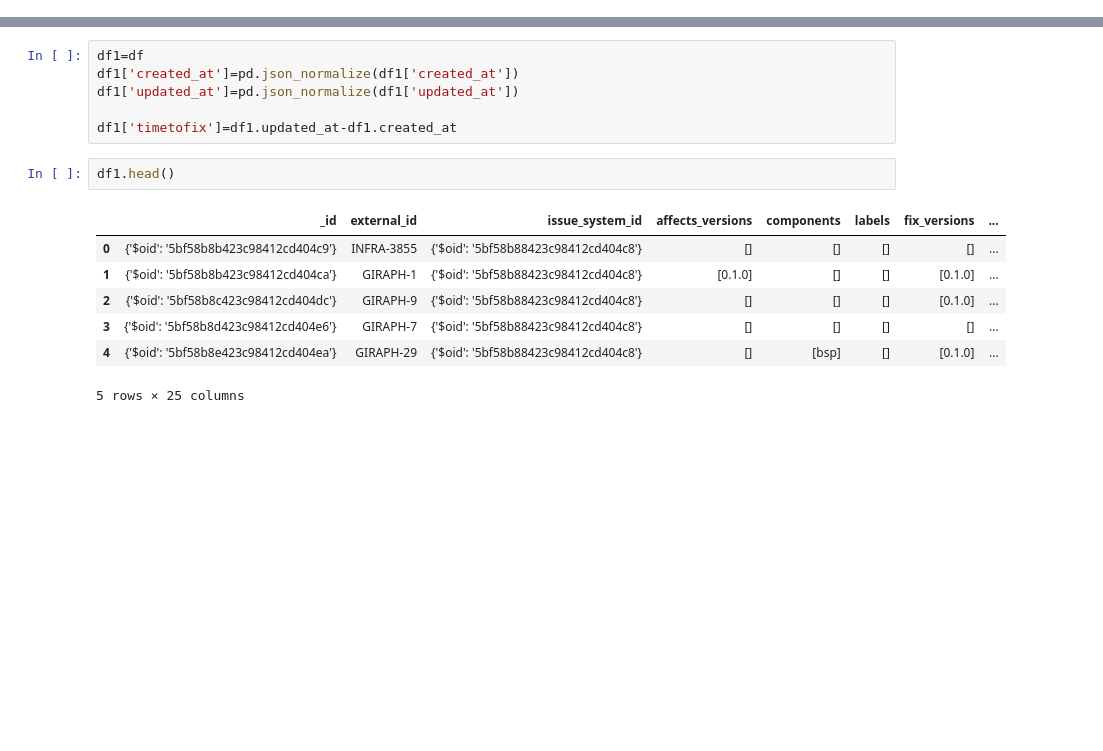
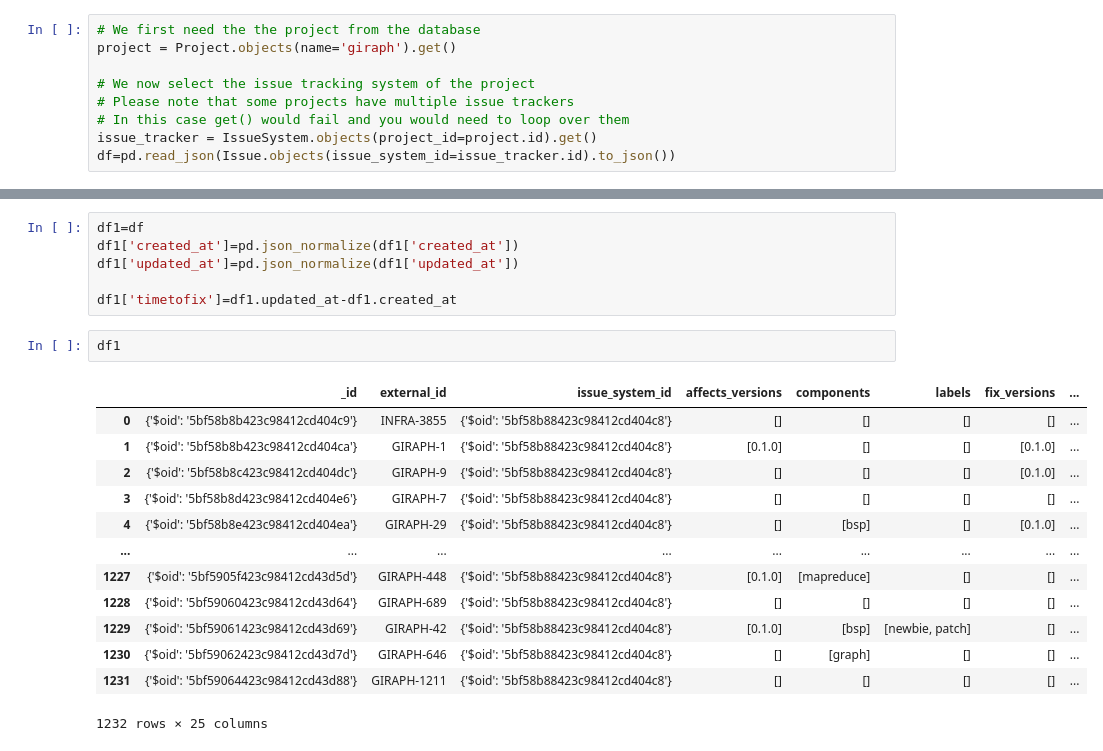
Before and after one commit to TobiAp1510/KI-Grundlagen2023, a Jupyter notebook: Daten holen und Features_2022_23.ipynb, the cells around one changed output, grey strips where cells are left out. Cells and saved outputs as stored; diff of their text form; blank space fills up the shorter version.

```diff
--- a/Daten holen und Features_2022_23.ipynb
+++ b/Daten holen und Features_2022_23.ipynb
@@ -125 +122,10 @@ df=pd.read_json(Issue.objects(issue_system_id=issue_tracker.id).to_json())
+# %%
+# We first need the the project from the database
+project = Project.objects(name='giraph').get()
+
+# We now select the issue tracking system of the project
+# Please note that some projects have multiple issue trackers
+# In this case get() would fail and you would need to loop over them
+issue_tracker = IssueSystem.objects(project_id=project.id).get()
+df=pd.read_json(Issue.objects(issue_system_id=issue_tracker.id).to_json())
 # %%
@@ -139,12 +145,18 @@ df1['updated_at']=pd.json_normalize(df1['updated_at'])
 
 df1['timetofix']=df1.updated_at-df1.created_at
 # %%
-df1.head()
+df1
 # %% [output]
 |  | _id | external_id | issue_system_id | affects_versions | components | labels | fix_versions | ... |
 | 0 | {'$oid': '5bf58b8b423c98412cd404c9'} | INFRA-3855 | {'$oid': '5bf58b88423c98412cd404c8'} | [] | [] | [] | [] | ... |
 | 1 | {'$oid': '5bf58b8b423c98412cd404ca'} | GIRAPH-1 | {'$oid': '5bf58b88423c98412cd404c8'} | [0.1.0] | [] | [] | [0.1.0] | ... |
 | 2 | {'$oid': '5bf58b8c423c98412cd404dc'} | GIRAPH-9 | {'$oid': '5bf58b88423c98412cd404c8'} | [] | [] | [] | [0.1.0] | ... |
 | 3 | {'$oid': '5bf58b8d423c98412cd404e6'} | GIRAPH-7 | {'$oid': '5bf58b88423c98412cd404c8'} | [] | [] | [] | [] | ... |
 | 4 | {'$oid': '5bf58b8e423c98412cd404ea'} | GIRAPH-29 | {'$oid': '5bf58b88423c98412cd404c8'} | [] | [bsp] | [] | [0.1.0] | ... |
+| ... | ... | ... | ... | ... | ... | ... | ... | ... |
+| 1227 | {'$oid': '5bf5905f423c98412cd43d5d'} | GIRAPH-448 | {'$oid': '5bf58b88423c98412cd404c8'} | [0.1.0] | [mapreduce] | [] | [] | ... |
+| 1228 | {'$oid': '5bf59060423c98412cd43d64'} | GIRAPH-689 | {'$oid': '5bf58b88423c98412cd404c8'} | [] | [] | [] | [] | ... |
+| 1229 | {'$oid': '5bf59061423c98412cd43d69'} | GIRAPH-42 | {'$oid': '5bf58b88423c98412cd404c8'} | [0.1.0] | [bsp] | [newbie, patch] | [] | ... |
+| 1230 | {'$oid': '5bf59062423c98412cd43d7d'} | GIRAPH-646 | {'$oid': '5bf58b88423c98412cd404c8'} | [] | [graph] | [] | [] | ... |
+| 1231 | {'$oid': '5bf59064423c98412cd43d88'} | GIRAPH-1211 | {'$oid': '5bf58b88423c98412cd404c8'} | [] | [] | [] | [] | ... |
-5 rows × 25 columns
+1232 rows × 25 columns
```
Also changed, not shown: parts of 5 cells of this notebook.
